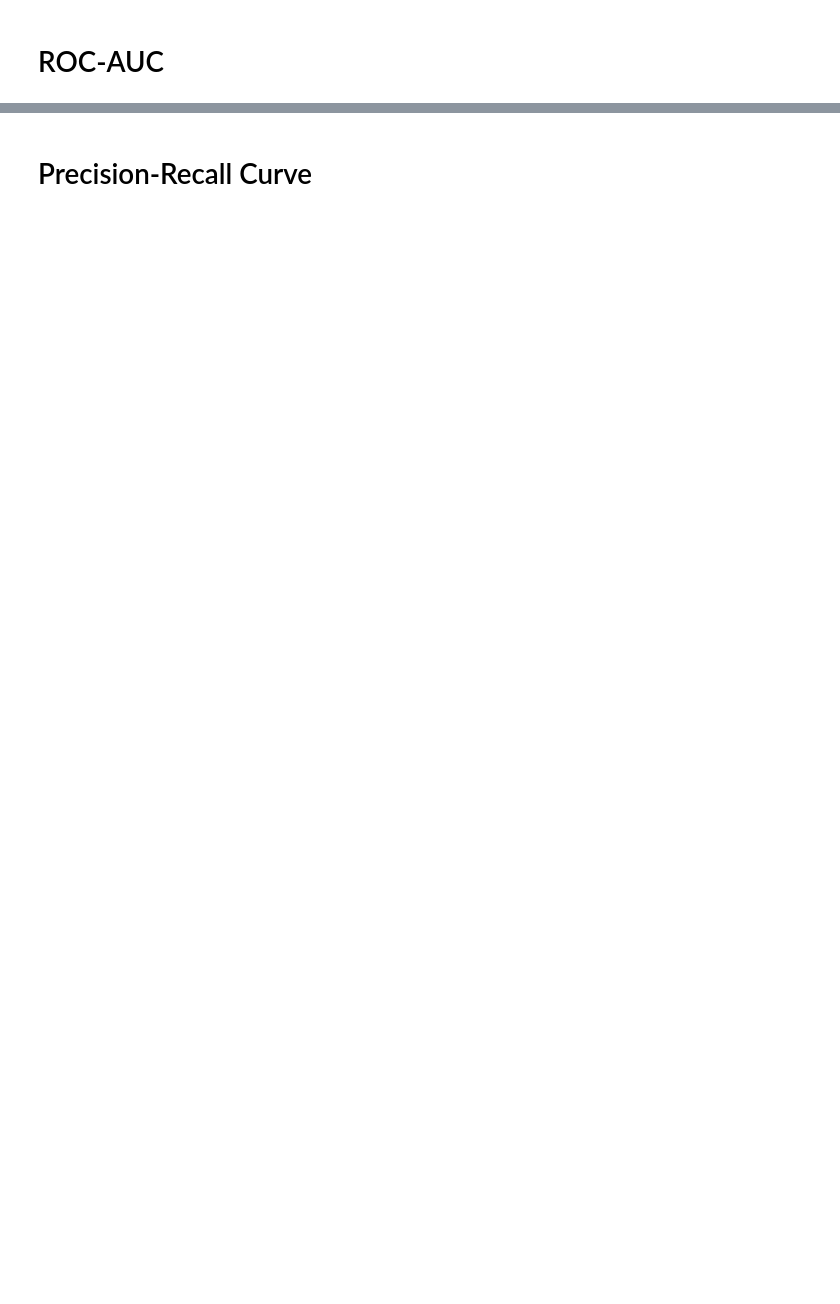
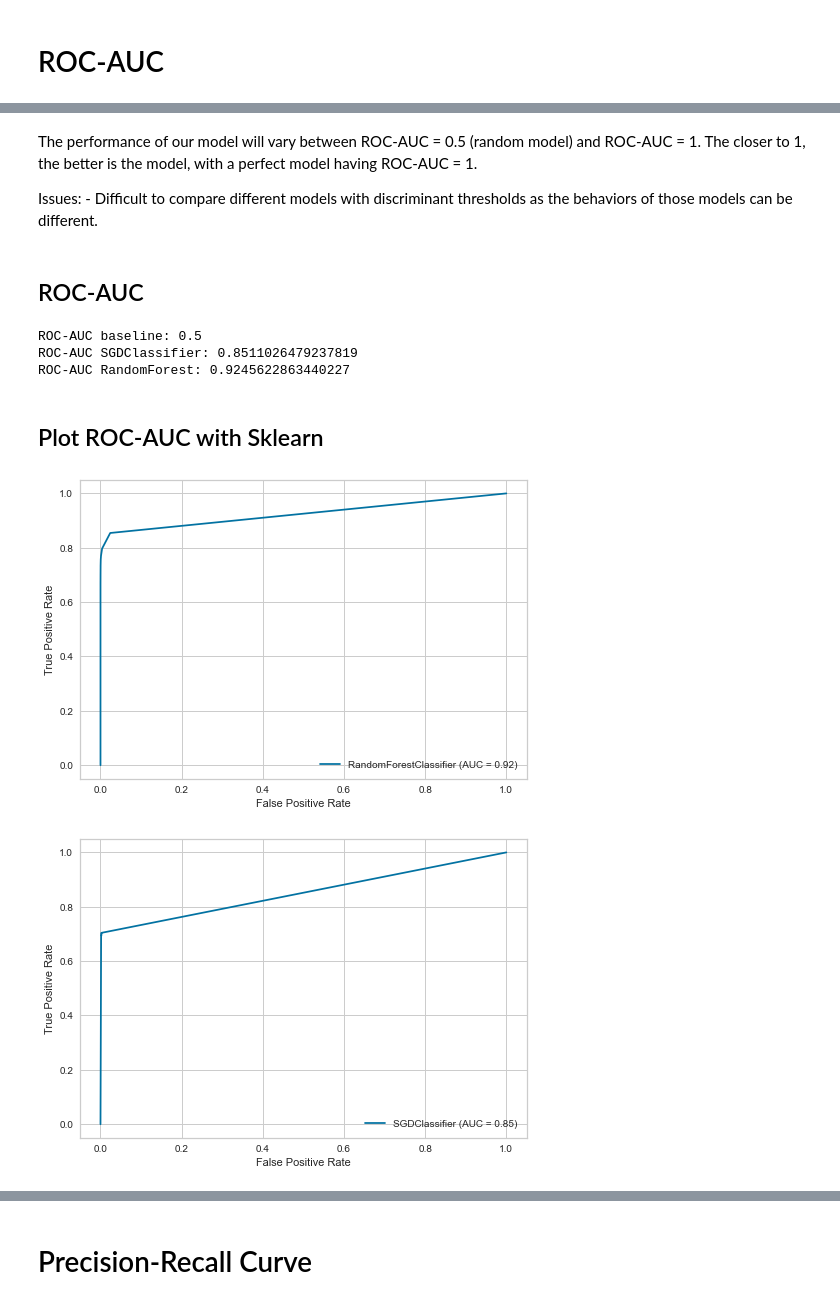
Before and after one commit to easypanda/deal-with-imbalance-data, a Jupyter notebook: Evaluation Metrics.ipynb, the cells around one changed output, grey strips where cells are left out. Saved outputs shown, nothing was run; the diff lists cells and outputs as text; code cells hidden in the pictures; blank space fills up the shorter version.

```diff
--- a/Evaluation Metrics.ipynb
+++ b/Evaluation Metrics.ipynb
@@ -356,0 +492,4 @@ plt.show()
+# %% [markdown]
+The performance of our model will vary between ROC-AUC = 0.5 (random model) and ROC-AUC = 1. The closer to 1, the better is the model, with a perfect model having ROC-AUC = 1.
+
+Issues: - Difficult to compare different models with discriminant thresholds as the behaviors of those models can be different.
@@ -356,0 +499,18 @@ plt.show()
+# %% [markdown]
+## ROC-AUC
+# %%
+print(f"ROC-AUC baseline: {roc_auc_score(y_test,y_test_base)}")
+print(f"ROC-AUC SGDClassifier: {roc_auc_score(y_test,sgd.predict_proba(X_test)[:,1])}")
+print(f"ROC-AUC RandomForest: {roc_auc_score(y_test,rf.predict_proba(X_test)[:,1])}")
+# %% [output]
+ROC-AUC baseline: 0.5
+ROC-AUC SGDClassifier: 0.8511026479237819
+ROC-AUC RandomForest: 0.9245622863440227
+# %% [markdown]
+## Plot ROC-AUC with Sklearn
+# %%
+rf_dist = plot_roc_curve(rf,X_test,y_test)
+sgd_dist = plot_roc_curve(sgd,X_test,y_test)
+# %% [output]
+[figure, added]
+[figure, added]
```
Also changed, not shown: parts of 98 cells of this notebook.
